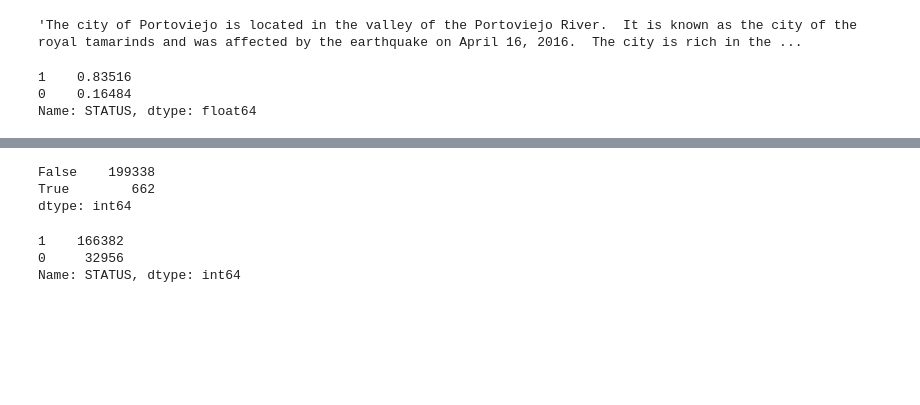
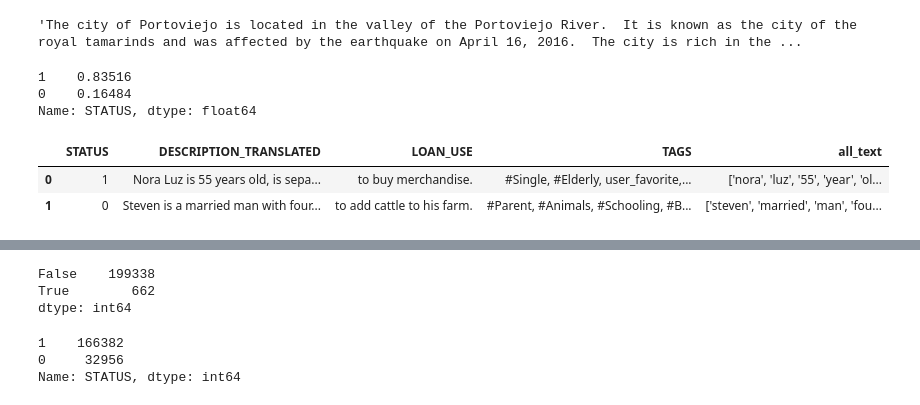
Before and after one commit to rzi11211/kiva-max-approver, a Jupyter notebook: ps_nlp_tf-idf.ipynb, the cells around one changed output, grey strips where cells are left out. Saved outputs shown, nothing was run; the diff lists cells and outputs as text; code cells hidden in the pictures; blank space fills up the shorter version.

```diff
--- a/ps_nlp_tf-idf.ipynb
+++ b/ps_nlp_tf-idf.ipynb
@@ -140,3 +140,12 @@ kiva_sample['all_text'] = [[token for token in token_list if token not in stopwo
 # %%
 # saving data so I don't have to do that all over again, again
 kiva_sample.to_csv('../kiva_sample_preprocessed.csv', index=False)
+# %%
+# reloading prejoined data for eda
+pre_kiva = pd.read_csv('../kiva_sample_preprocessed.csv')
+# %%
+pre_kiva.head(2)
+# %% [output]
+|  | STATUS | DESCRIPTION_TRANSLATED | LOAN_USE | TAGS | all_text |
+| 0 | 1 | Nora Luz is 55 years old, is sepa... | to buy merchandise. | #Single, #Elderly, user_favorite,... | ['nora', 'luz', '55', 'year', 'ol... |
+| 1 | 0 | Steven is a married man with four... | to add cattle to his farm. | #Parent, #Animals, #Schooling, #B... | ['steven', 'married', 'man', 'fou... |
```
Also changed, not shown: parts of 8 cells of this notebook.
